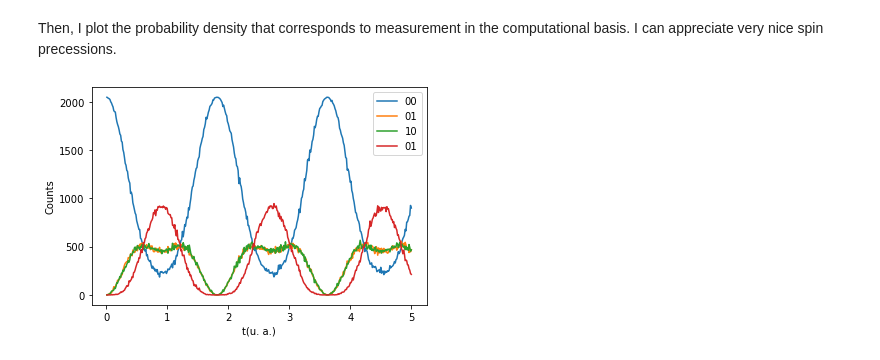
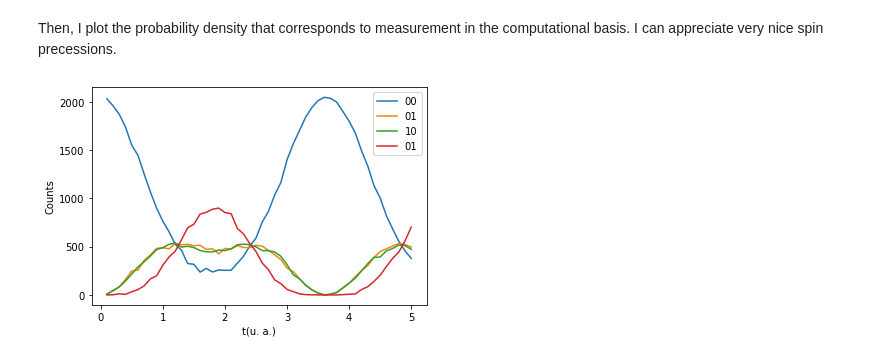
Before and after one commit to DiegoHerrera262/Thesis2020, a Jupyter notebook: Notebooks/SuzukiTrotterHeisenbergChain.ipynb, the cells around one changed output. Cells and saved outputs as stored; diff of their text form; code cells hidden in the pictures.

```diff
--- a/Notebooks/SuzukiTrotterHeisenbergChain.ipynb
+++ b/Notebooks/SuzukiTrotterHeisenbergChain.ipynb
@@ -228,7 +228,7 @@ def SuzukiTrotter(spinChain):
 ### Instruction Test
 # %%
 ## Define spin chain
-spinChain = QuantumRegister(4,name='s')
+spinChain = QuantumRegister(18,name='s')
 ## Create quantum register
 qc_DemoEvol = QuantumCircuit(spinChain)
 ## Append ST step
@@ -283,20 +283,20 @@ def TimeEvol(num_spins=2,steps=20,t=5,J=[1,1,1],h=[0,0,0]):
 # %% [markdown]
 In the next cell I simulate a pair of spins in the presencence of a non trivial magnetic field.
 # %%
-SimulRes = TimeEvol(steps=400,t=5,h=[0,0,0])
+SimulRes = TimeEvol(steps=50,t=5,h=[1.0,1.0,1.0])
 # %% [markdown]
 Then, I plot the probability density that corresponds to measurement in the computational basis. I can appreciate very nice spin precessions.
 # %%
 import matplotlib.pyplot as plt
 
-trange = [(idx + 1)*5/400 for idx in range(400)]
+trange = [(idx + 1)*5/50 for idx in range(50)]
 plt.xlabel(r't(u. a.)')
 plt.ylabel(r'Counts')
 plt.plot(trange,SimulRes[0],label='00')
 plt.plot(trange,SimulRes[1],label='01')
 plt.plot(trange,SimulRes[2],label='10')
 plt.plot(trange,SimulRes[3],label='01')
 plt.legend()
 plt.show()
 # %% [output]
-[figure, old version]
+[figure, new version]
```
Also changed, not shown: parts of 2 cells of this notebook, 30 other files.
